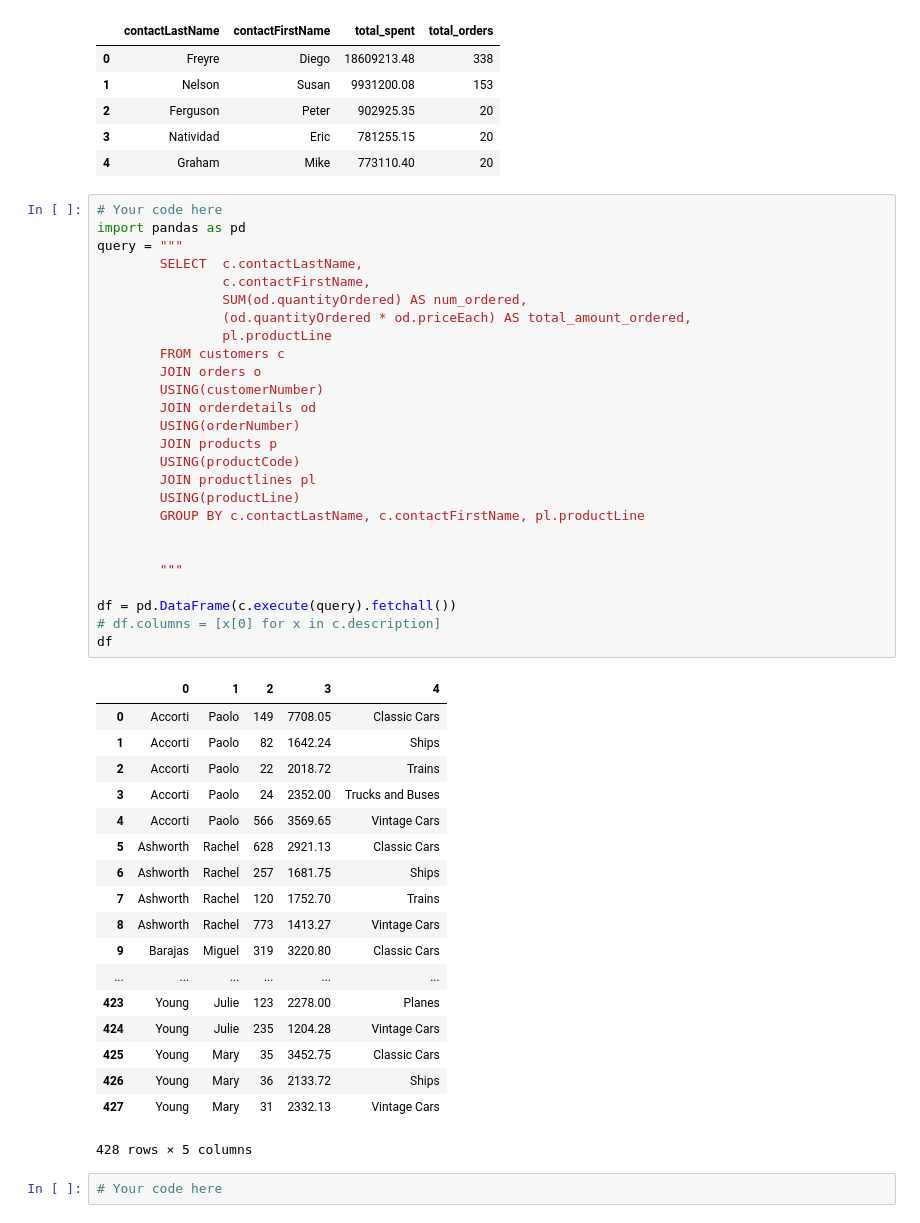
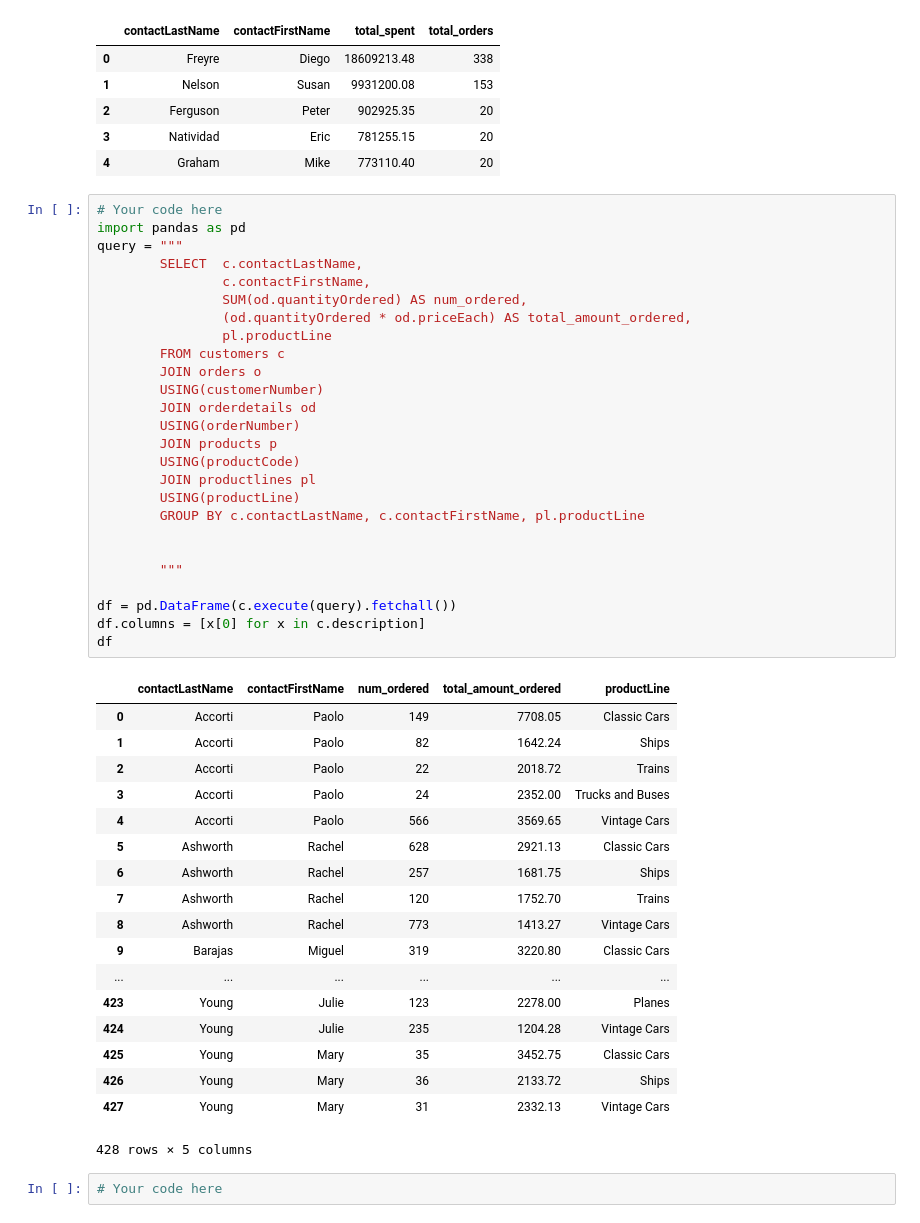
Before and after one commit to kathrinv/dsc-join-statements-lab-nyc-ds-082619, a Jupyter notebook: index.ipynb, the cells around one changed output. Cells and saved outputs as stored; diff of their text form.

```diff
--- a/index.ipynb
+++ b/index.ipynb
@@ -90,31 +90,31 @@ df
 # %%
 # Your code here
 import pandas as pd
 query = """
         SELECT  c.contactLastName,
                 c.contactFirstName,
                 SUM(od.quantityOrdered) AS num_ordered,
                 (od.quantityOrdered * od.priceEach) AS total_amount_ordered,
                 pl.productLine
         FROM customers c
         JOIN orders o
         USING(customerNumber)
         JOIN orderdetails od
         USING(orderNumber)
         JOIN products p
         USING(productCode)
         JOIN productlines pl
         USING(productLine)
         GROUP BY c.contactLastName, c.contactFirstName, pl.productLine
 
 
         """
 
 df = pd.DataFrame(c.execute(query).fetchall())
-# df.columns = [x[0] for x in c.description]
+df.columns = [x[0] for x in c.description]
 df
 # %% [output]
-|  | 0 | 1 | 2 | 3 | 4 |
+|  | contactLastName | contactFirstName | num_ordered | total_amount_ordered | productLine |
 | 0 | Accorti | Paolo | 149 | 7708.05 | Classic Cars |
 | 1 | Accorti | Paolo | 82 | 1642.24 | Ships |
 | 2 | Accorti | Paolo | 22 | 2018.72 | Trains |
```
